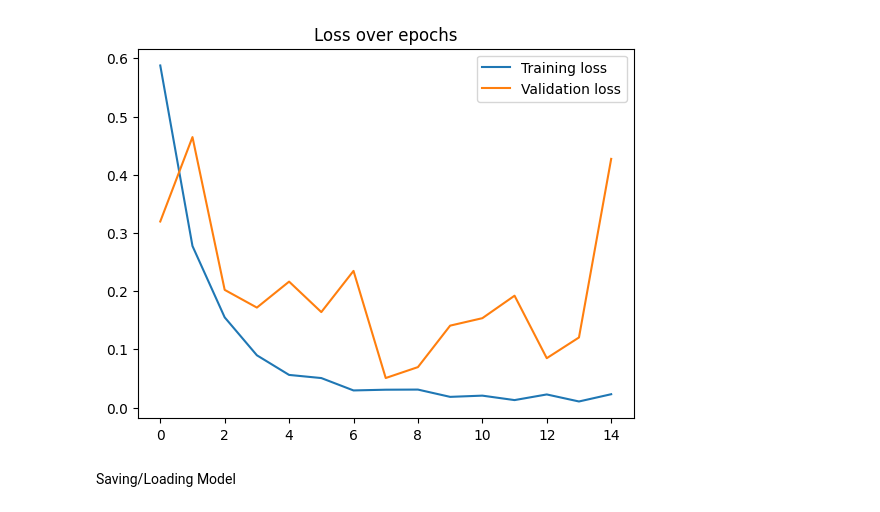
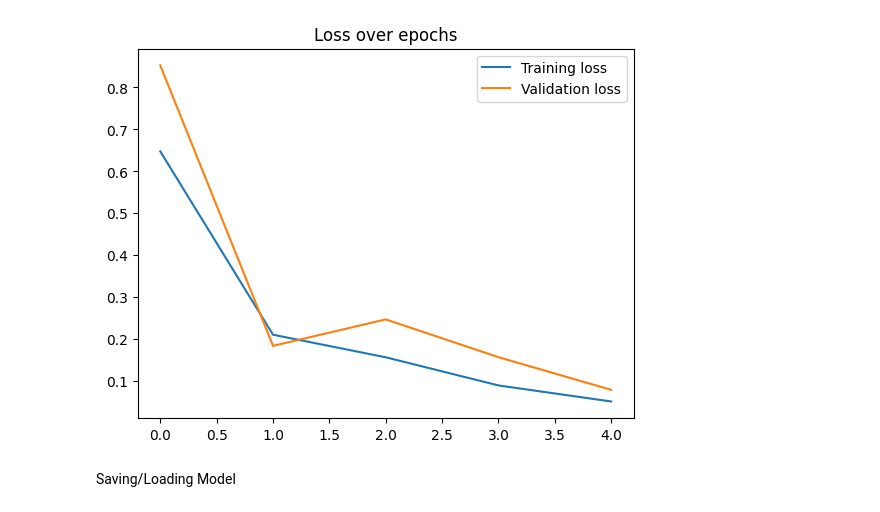
Before and after one commit to Artmansky/artPython, a Jupyter notebook: artPython.ipynb, the cells around one changed output. Saved outputs shown, nothing was run; the diff lists cells and outputs as text; code cells hidden in the pictures.

Commit message:
Saving model + Saving plot added

```diff
--- a/artPython.ipynb
+++ b/artPython.ipynb
@@ -49,7 +49,9 @@ transform = transforms.Compose([
     transforms.ToTensor(),
 ])
 
-model_path = "newest_model.pkl"
+num_epoch = 5
+model_path = "./Results/artPythonModel-" + str(num_epoch) + "-epochs.pkl"
+plot_path = "./Results/artPythonPlot-" + str(num_epoch) + "-epochs.png"
 
 trainDataset = artStylesDataset("./Data", transform=transform)
 validDataset = artStylesDataset("./Valid", transform=transform)
@@ -117,11 +111,13 @@ Epoch 11/15 - Train loss: 0.020467435270050162, Validation loss: 0.1535324239696
 # %%
 plt.plot(trainLoss, label="Training loss")
 plt.plot(valLoss, label="Validation loss")
 plt.legend()
 plt.title("Loss over epochs")
+saved = plt.gcf()
 plt.show()
+saved.savefig(plot_path)
 # %% [output]
-[figure, old version]
+[figure, new version]
 # %% [markdown]
 Saving/Loading Model
 # %%
```
Also changed, not shown: parts of 2 cells of this notebook, 6 other files.
